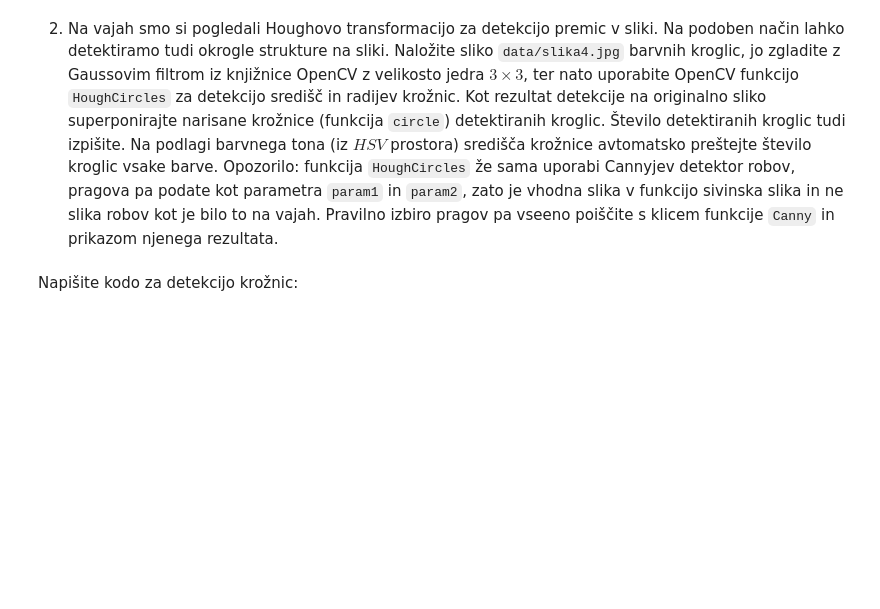
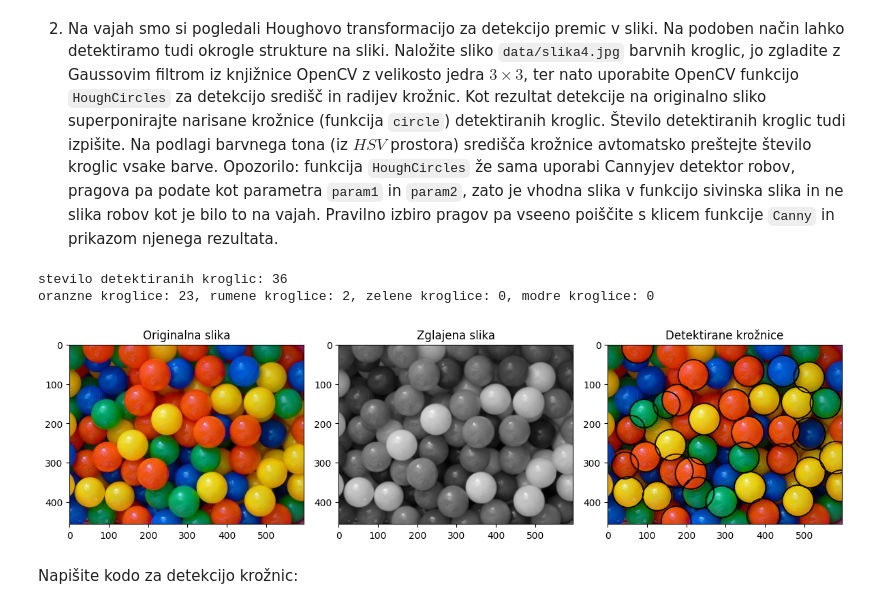
Before and after one commit to anamahau/Vaje_robotski_vid, a Jupyter notebook: 04_robustno_iskanje_2D_objektov/Vaja04_Robustno_iskanje_2D_objektov/Vaja04-domaca_naloga.ipynb, the cells around one changed output. Cells and saved outputs as stored; diff of their text form; code cells hidden in the pictures; blank space fills up the shorter version.

```diff
--- a/04_robustno_iskanje_2D_objektov/Vaja04_Robustno_iskanje_2D_objektov/Vaja04-domaca_naloga.ipynb
+++ b/04_robustno_iskanje_2D_objektov/Vaja04_Robustno_iskanje_2D_objektov/Vaja04-domaca_naloga.ipynb
@@ -70,3 +99,72 @@ img4 = cv.imread('data/slika4.jpg')
+# %%
+import cv2 as cv
+from rvlib import showImage
+import numpy as np
+
+# Glajenje
+img4 = cv.imread('data/slika4.jpg')
+img4 = cv.cvtColor(img4, cv.COLOR_BGR2RGB)
+blured_img4 = cv.GaussianBlur(img4, (3, 3), cv.BORDER_DEFAULT)
+blured_img4 = cv.cvtColor(blured_img4, cv.COLOR_RGB2GRAY)
+img4_circles = np.copy(img4)
+hsv_img4 = cv.cvtColor(img4, cv.COLOR_RGB2HSV)
+
+#circles = cv.HoughCircles(blured_img4, cv.HOUGH_GRADIENT_ALT, 1, 20, param1=150, param2=0.9, minRadius=30, maxRadius=50)
+circles = cv.HoughCircles(blured_img4, cv.HOUGH_GRADIENT, 1, 15, param1=108, param2=20, minRadius=30, maxRadius=50)
+#print('circles:', circles)
+circles = np.uint16(np.around(circles))
+
+o = 0 #oranzna
+r = 0 #rumena
+z = 0 #zelena
+m = 0 #modra
+
+'''
+zelena: 140 - 170
+oranžna: 5 - 20
+rumena: 45 - 60
+modra: 210 - 220
+
+                T_l     T_h
+thr_type=1      64      128
+thr_type=2      54.0    108.0
+'''
+
+for i in circles[0, :]:
+    cv.circle(img4_circles, (i[0], i[1]), i[2], (0, 0, 0), 2)
+    #cv.circle(img4_circles, (i[0], i[1]), 2, (0, 0, 255), 3)
+    if (i[0] <= img4.shape[0] and i[1] <= img4.shape[1]):
+        h = hsv_img4[i[0], i[1]][0]
+    elif (i[0] > img4.shape[0]):
+        h = hsv_img4[img4.shape[0] - 1, i[1]][0]
+    elif (i[1] > img4.shape[1]):
+        h = hsv_img4[i[0], img4.shape[1] - 1][0]
+    else:
+        h = 0
+    if (h >= 1 and h <= 30):
+        o += 1
+    elif (h >= 35 and h <= 70):
+        r += 1
+    elif (h >= 130 and h <= 180):
+        z += 1
+    elif (h >= 200 and h <= 230):
+        m += 1
+print('stevilo detektiranih kroglic:', len(circles[0, :]))
+print('oranzne kroglice: ' + str(o) + ', rumene kroglice: ' + str(r) + ', zelene kroglice: ' + str(z) + ', modre kroglice: ' + str(m))
+
+fig, axs = plt.subplots(1, 3, figsize=(12, 8))
+axs[0].set_title('Originalna slika')
+axs[0].imshow(img4)
+axs[1].set_title('Zglajena slika')
+axs[1].imshow(blured_img4, cmap='gray')
+axs[2].set_title('Detektirane krožnice')
+axs[2].imshow(img4_circles)
+plt.tight_layout()
+plt.show()
+# %% [output]
+stevilo detektiranih kroglic: 36
+oranzne kroglice: 23, rumene kroglice: 2, zelene kroglice: 0, modre kroglice: 0
+[figure, added]
 # %% [markdown]
 Napišite kodo za detekcijo krožnic:
 # %% [markdown]
```
Also changed, not shown: parts of 8 cells of this notebook.
